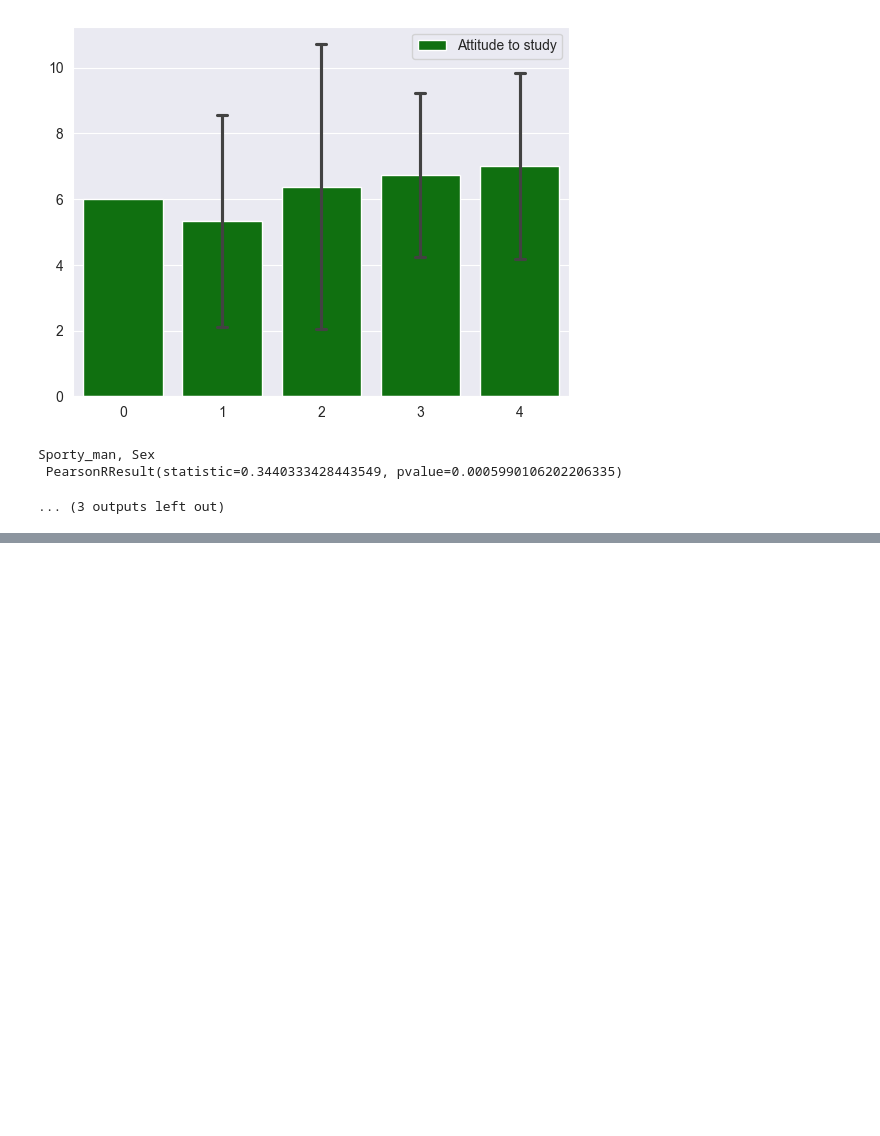
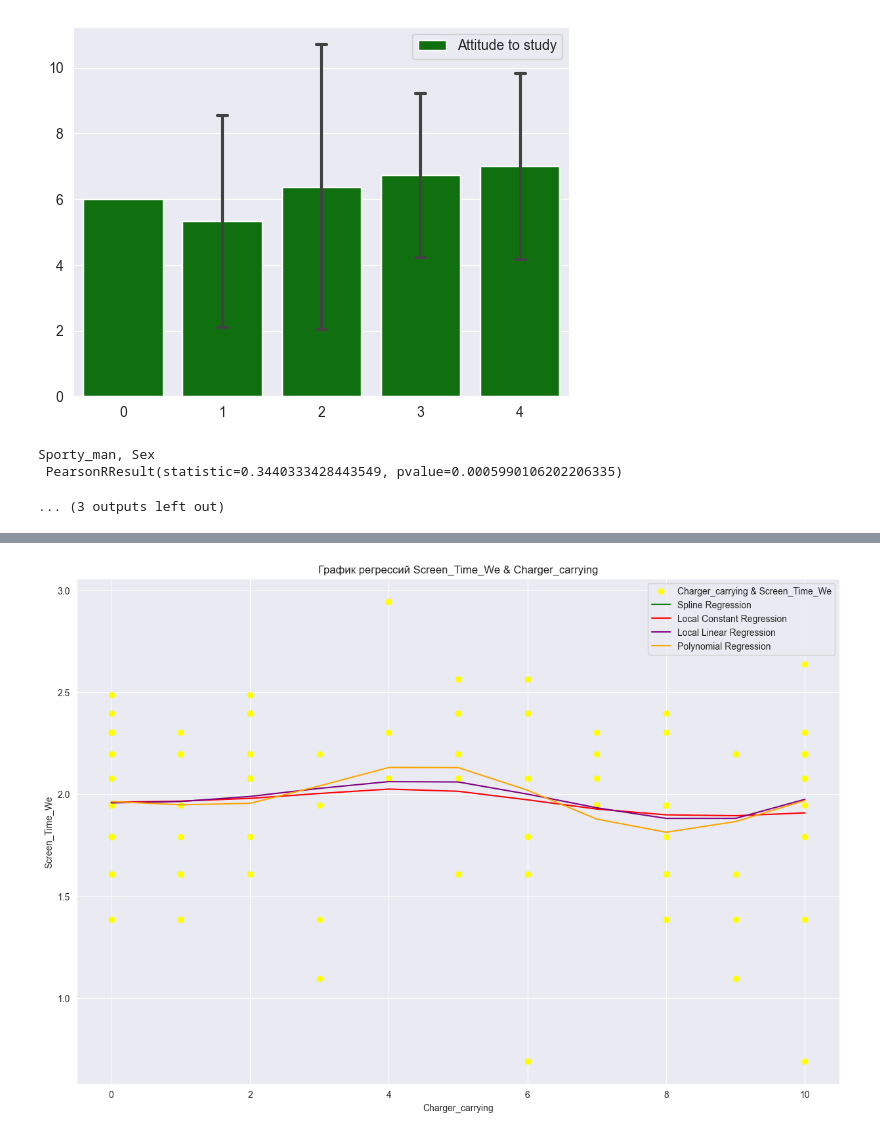
Before and after one commit to Saharochekl/DataAn2024, a Jupyter notebook: Projekt_Screentime.ipynb, the cells around one changed output, grey strips where cells are left out. Drawn from its saved outputs; the diff is of its cells as text; code cells hidden in the pictures; blank space fills up the shorter version.

Commit message:
first regression

```diff
--- a/Projekt_Screentime.ipynb
+++ b/Projekt_Screentime.ipynb
@@ -169,0 +172,97 @@ Sporty_man, Sex
+# %%
+from scipy.interpolate import splrep, splev
+import statsmodels
+import pc
+from statsmodels.nonparametric.kernel_regression import KernelReg
+import statsmodels.api as sm
+import statsmodels.stats.api as ssa
+from sklearn.linear_model import LinearRegression
+import scipy
+import numpy as np
+import random
+import sklearn
+import pandas as pd
+import seaborn as sns
+import scipy.stats as sps
+import matplotlib.pyplot as plt
+import math
+from scipy.stats import bws_test
+from sklearn import linear_model
+import csv
+from sklearn.linear_model import LinearRegression
+from sklearn.metrics import mean_squared_error
+from scipy.stats import pearsonr
+from scipy.stats import spearmanr
+from scipy.stats import jarque_bera
+from scipy.stats import normaltest
+from scipy.stats import f
+from statsmodels.stats.outliers_influence import summary_table
+
+
+# Локально постоянная и линейная регрессия
+def local_constant_regression(X, Y, kernel):
+    model = KernelReg(Y, X, var_type='u', reg_type='lc', bw='cv_ml', ukertype=kernel)
+    return model
+
+def local_linear_regression(X, Y, kernel):
+    model = KernelReg(Y, X, var_type='u', reg_type='ll', bw='cv_ml', ukertype=kernel)
+    return model
+
+# Регрессия сплайнами
+def spline_regression(X, Y):
+
+    xs = sorted(zip(X, Y), key=lambda tup: tup[0])
+    x_sorted = [x[0] for x in xs]
+    y_sorted = [x[1] for x in xs]
+    tck = splrep(x_sorted, y_sorted, s=0)
+    y_smooth = splev(x_sorted, tck, der=0)
+    return x_sorted, y_smooth
+
+np.array(Charger_carrying)
+X0 = np.ones(len(Screen_Time_We))
+X = np.array(Charger_carrying)
+
+xs = sorted(zip(X, Screen_Time_We), key=lambda tup: tup[0])
+X = [x[0] for x in xs]
+Screen_Time_We = [x[1] for x in xs]
+
+X = np.array(X)
+Y = np.log(np.array(Screen_Time_We) + 1)
+X_poly = sm.add_constant(np.column_stack((X0, X, X**2, np.log(X+1), np.sin(X))))
+
+#Линейная регрессия
+model1 = sm.OLS(Y, X_poly).fit()
+
+#Сплайн
+x_spline, y_spline = spline_regression(X, Y)
+
+# Регрессия по ядрам
+kernels = ['aitchison_aitken_reg', 'aitchisonaitken', "gaussian"]
+for kernel in kernels:
+    results_lc = local_constant_regression(X, Y, kernel)
+    results_ll = local_linear_regression(X, Y, kernel)
+
+
+b = model1.params
+Y_plt = b[0] + b[1] * X + b[2]* X**2 + b[3]* np.log(X+1) + b[4] * np.sin(X)
+print(model1.summary())
+
+
+plt.figure(figsize=(15, 10))
+plt.scatter(X, Y, color='yellow', label='Charger_carrying & Screen_Time_We')
+plt.plot(x_spline, y_spline, color='green', label='Spline Regression')
+plt.plot(X, results_lc.fit(X)[0], color='red', label='Local Constant Regression')
+plt.plot(X, results_ll.fit(X)[0], color='purple', label='Local Linear Regression')
+plt.plot(X, Y_plt, color='orange', label='Polynomial Regression')
+plt.title('График регрессий Screen_Time_We & Charger_carrying')
+plt.ylabel('Screen_Time_We')
+plt.xlabel('Charger_carrying')
+plt.legend()
+plt.show()
+
+
+# model2 = sm.OLS(Screen_Time_WD, Charger_carrying).fit()
+# model3 = sm.OLS(Screen_Time_We, Age).fit()
+# model4 = sm.OLS(Screen_Time_WD, Age).fit()
+# model5 = sm.OLS()
+# %% [output]
@@ -169,0 +286 @@ Sporty_man, Sex
+[figure, added]
```
Also changed, not shown: parts of 3 cells of this notebook, 1 other file.
